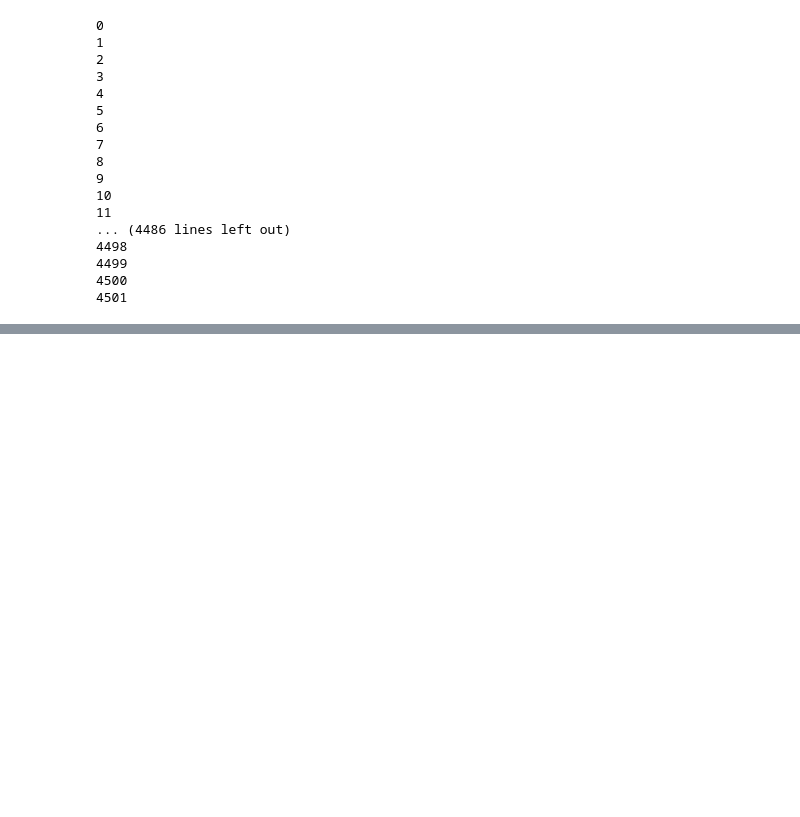
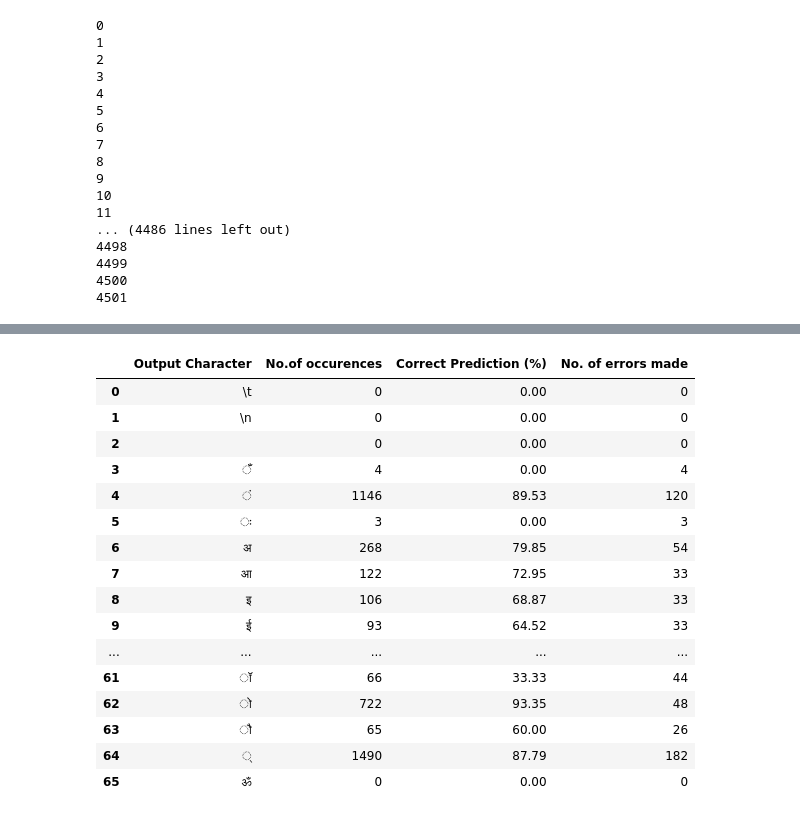
Before and after one commit to neilghosh2000/CS6910_Assignment3, a Jupyter notebook: Seq2Seq_vanilla.ipynb, the cells around one changed output, grey strips where cells are left out. Drawn from its saved outputs; the diff is of its cells as text; code cells hidden in the pictures; blank space fills up the shorter version.

```diff
--- a/Seq2Seq_vanilla.ipynb
+++ b/Seq2Seq_vanilla.ipynb
@@ -21,7 +21,7 @@ config = dict(
     num_dec_layers = 3,
     hidden_layer_size = 256,
     cell_type = 'LSTM',
-    dropout = 0,
+    dropout = 0.1,
     epochs = 20
     )
 # %%
@@ -678,0 +566,25 @@ pd.DataFrame(grid)
+# %%
+char_count = np.zeros((len(output_char_index), 3))
+
+for index in range(len(test_X)):
+    seq_index = np.random.randint(len(encoder_input_data_test))
+
+    input_seq = encoder_input_data_test[seq_index : seq_index + 1]
+    decoded_sentence = decode_sequence(input_seq)
+
+    print(index)
+
+    corr_output = test_Y[seq_index][1:-1]
+    pred_output = decoded_sentence[:-1]
+
+    # Total characters
+    for char in [z for z in corr_output]:
+        char_count[output_char_index[char]][0] += 1
+
+    # Correct characters
+    for char in [z for z in corr_output if z in pred_output]:
+        char_count[output_char_index[char]][1] += 1
+
+    # Incorrect characters
+    for char in [z for z in corr_output if z not in pred_output]:
+        char_count[output_char_index[char]][2] += 1
@@ -678,0 +609,32 @@ pd.DataFrame(grid)
+# %%
+corr_perc = np.divide(char_count[:,1], char_count[:,0], out=np.zeros_like(char_count[:,1]), where=char_count[:,0]!=0)*100
+incorr_perc = np.divide(char_count[:,2], sum(char_count[:,2]))*100
+
+corr_perc = np.round(corr_perc, 2)
+incorr_perc = np.round(incorr_perc, 2)
+# %%
+import pandas as pd
+
+grid = {'Output Character': output_corpus, 'No.of occurences' : (char_count[:,0]).astype(int), 'Correct Prediction (%)' : corr_perc, 'No. of errors made' : (char_count[:,2]).astype(int)}
+df = pd.DataFrame(grid)
+pd.set_option('display.max_rows', len(output_corpus))
+# %%
+df
+# %% [output]
+|  | Output Character | No.of occurences | Correct Prediction (%) | No. of errors made |
+| 0 | \t | 0 | 0.00 | 0 |
+| 1 | \n | 0 | 0.00 | 0 |
+| 2 |  | 0 | 0.00 | 0 |
+| 3 | ँ | 4 | 0.00 | 4 |
+| 4 | ं | 1146 | 89.53 | 120 |
+| 5 | ः | 3 | 0.00 | 3 |
+| 6 | अ | 268 | 79.85 | 54 |
+| 7 | आ | 122 | 72.95 | 33 |
+| 8 | इ | 106 | 68.87 | 33 |
+| 9 | ई | 93 | 64.52 | 33 |
+| ... | ... | ... | ... | ... |
+| 61 | ॉ | 66 | 33.33 | 44 |
+| 62 | ो | 722 | 93.35 | 48 |
+| 63 | ौ | 65 | 60.00 | 26 |
+| 64 | ् | 1490 | 87.79 | 182 |
+| 65 | ॐ | 0 | 0.00 | 0 |
```
Also changed, not shown: parts of 10 cells of this notebook, 9 other files.
